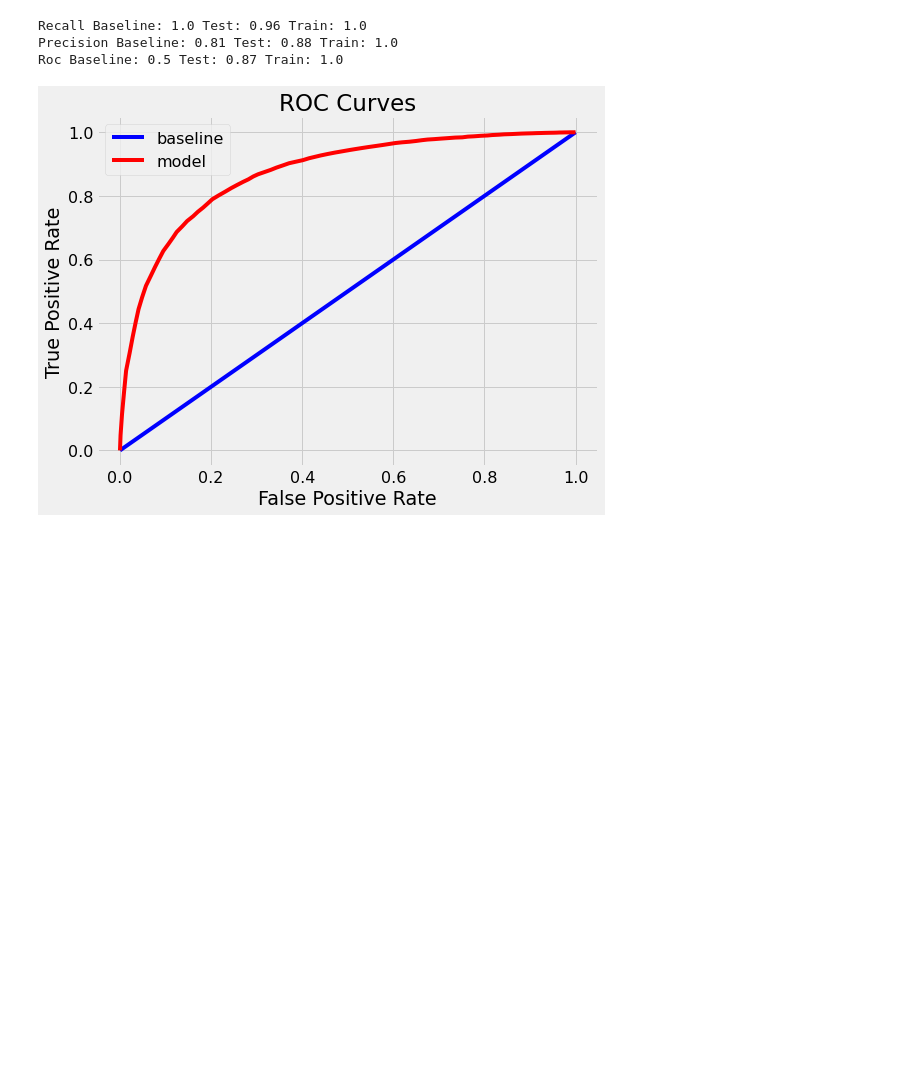
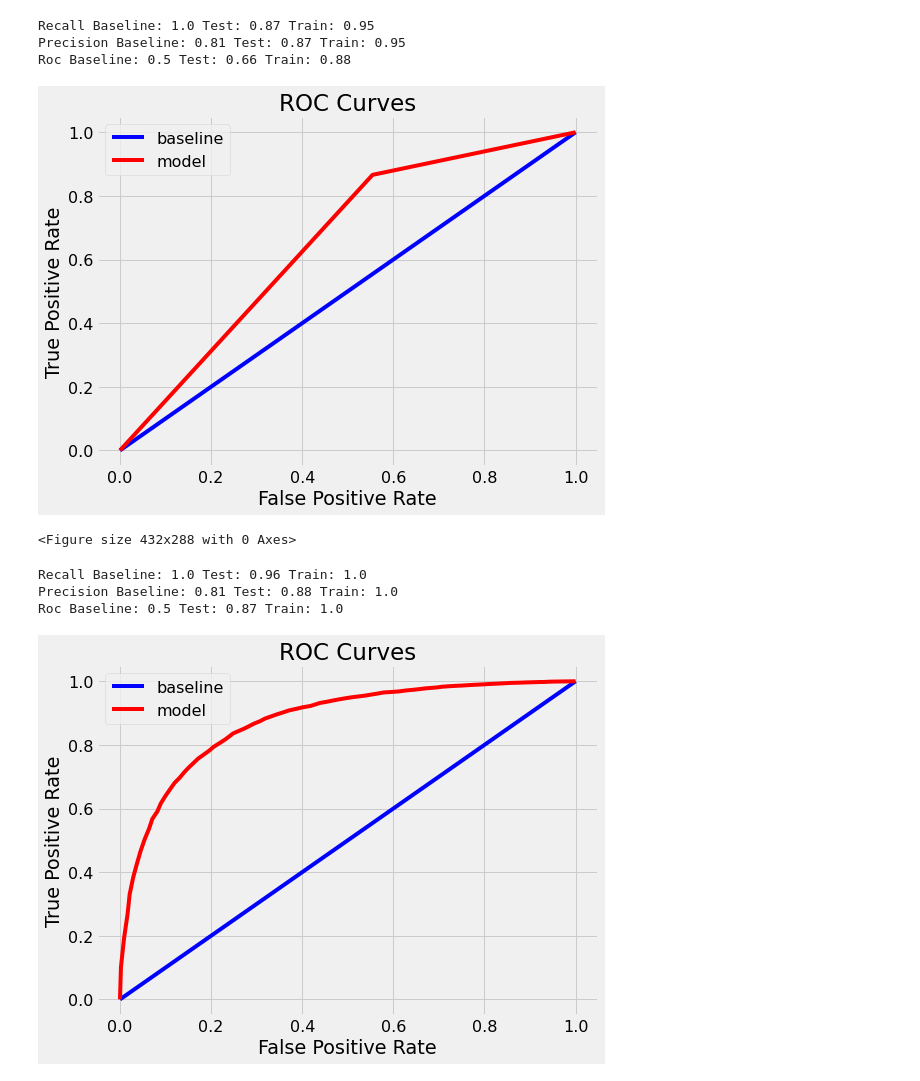
Before and after one commit to quiet-cmd/EmptyJupyterNoteebookForBinder, a Jupyter notebook: additional_task/decision_tree.ipynb, the cells around one changed output. Drawn from its saved outputs; the diff is of its cells as text; code cells hidden in the pictures; blank space fills up the shorter version.

```diff
--- a/additional_task/decision_tree.ipynb
+++ b/additional_task/decision_tree.ipynb
@@ -152,5 +152,8 @@ Average maximum depth 46
 # Training predictions (to demonstrate overfitting)
 train_rf_predictions = model.predict(train)
 train_rf_probs = model.predict_proba(train)[:, 1]
+
+train_tree_predictions = model.estimators_[TREE_NUMBER].predict(train)
+train_tree_probs = model.estimators_[TREE_NUMBER].predict_proba(train)[:, 1]
 # %% [output]
 [Parallel(n_jobs=2)]: Using backend ThreadingBackend with 2 concurrent workers.
@@ -163,6 +166,9 @@ train_rf_probs = model.predict_proba(train)[:, 1]
 # Testing predictions (to determine performance)
 rf_predictions = model.predict(test)
 rf_probs = model.predict_proba(test)[:, 1]
+
+tree_predictions = model.estimators_[TREE_NUMBER].predict(test)
+tree_probs = model.estimators_[TREE_NUMBER].predict_proba(test)[:, 1]
 # %% [output]
 [Parallel(n_jobs=2)]: Using backend ThreadingBackend with 2 concurrent workers.
 [Parallel(n_jobs=2)]: Done  46 tasks      | elapsed:    0.3s
@@ -174,4 +180,14 @@ rf_probs = model.predict_proba(test)[:, 1]
 # Plot formatting
 plt.style.use('fivethirtyeight')
 plt.rcParams['font.size'] = 18
+# %%
+# ROC for the tree
+evaluate_model(tree_predictions, tree_probs, train_tree_predictions, train_tree_probs)
+plt.savefig('roc_auc_curve_for_tree.png')
+# %% [output]
+Recall Baseline: 1.0 Test: 0.87 Train: 0.95
+Precision Baseline: 0.81 Test: 0.87 Train: 0.95
+Roc Baseline: 0.5 Test: 0.66 Train: 0.88
+[figure, added]
+<Figure size 432x288 with 0 Axes>
 # %%
```
Also changed, not shown: parts of 8 cells of this notebook.
